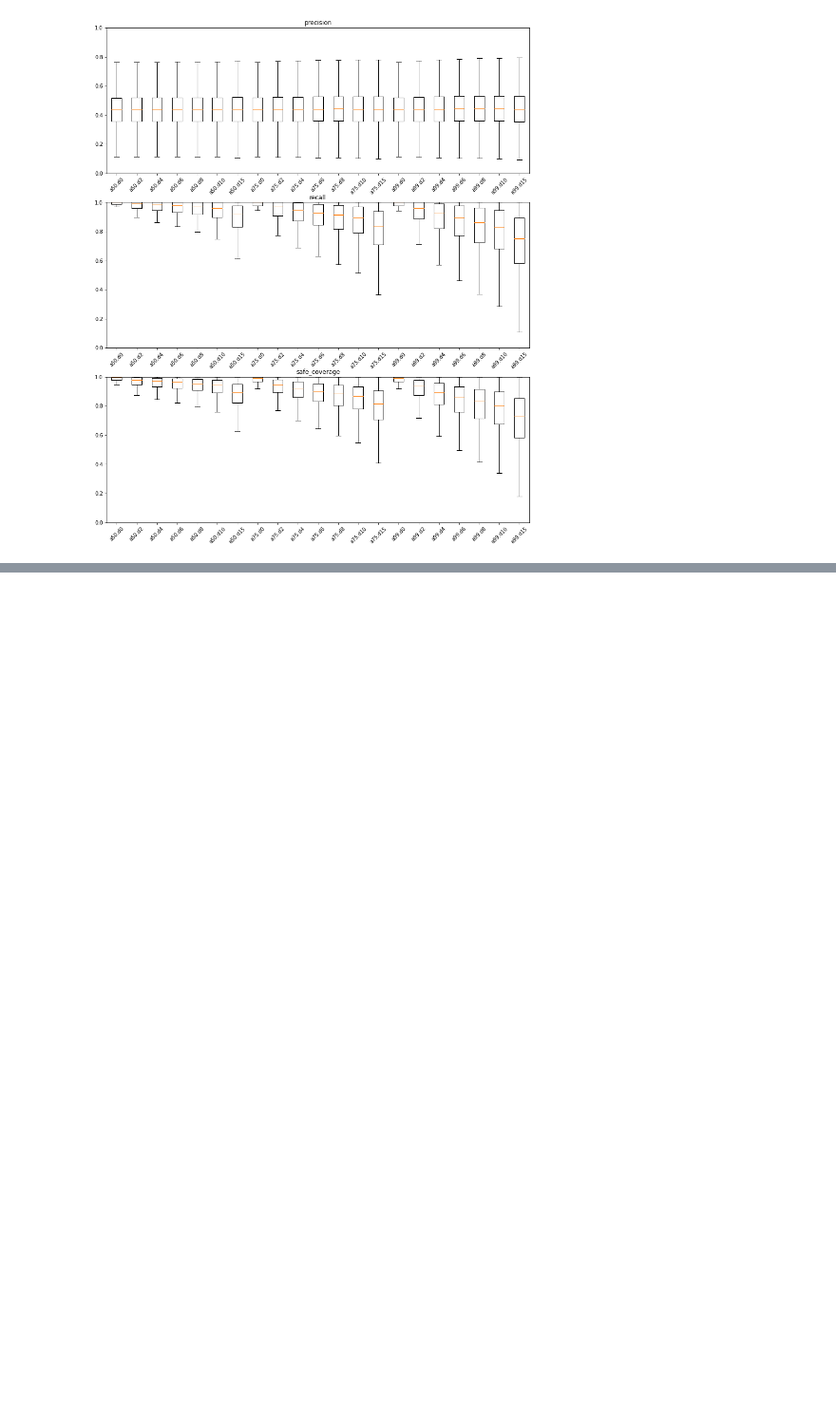
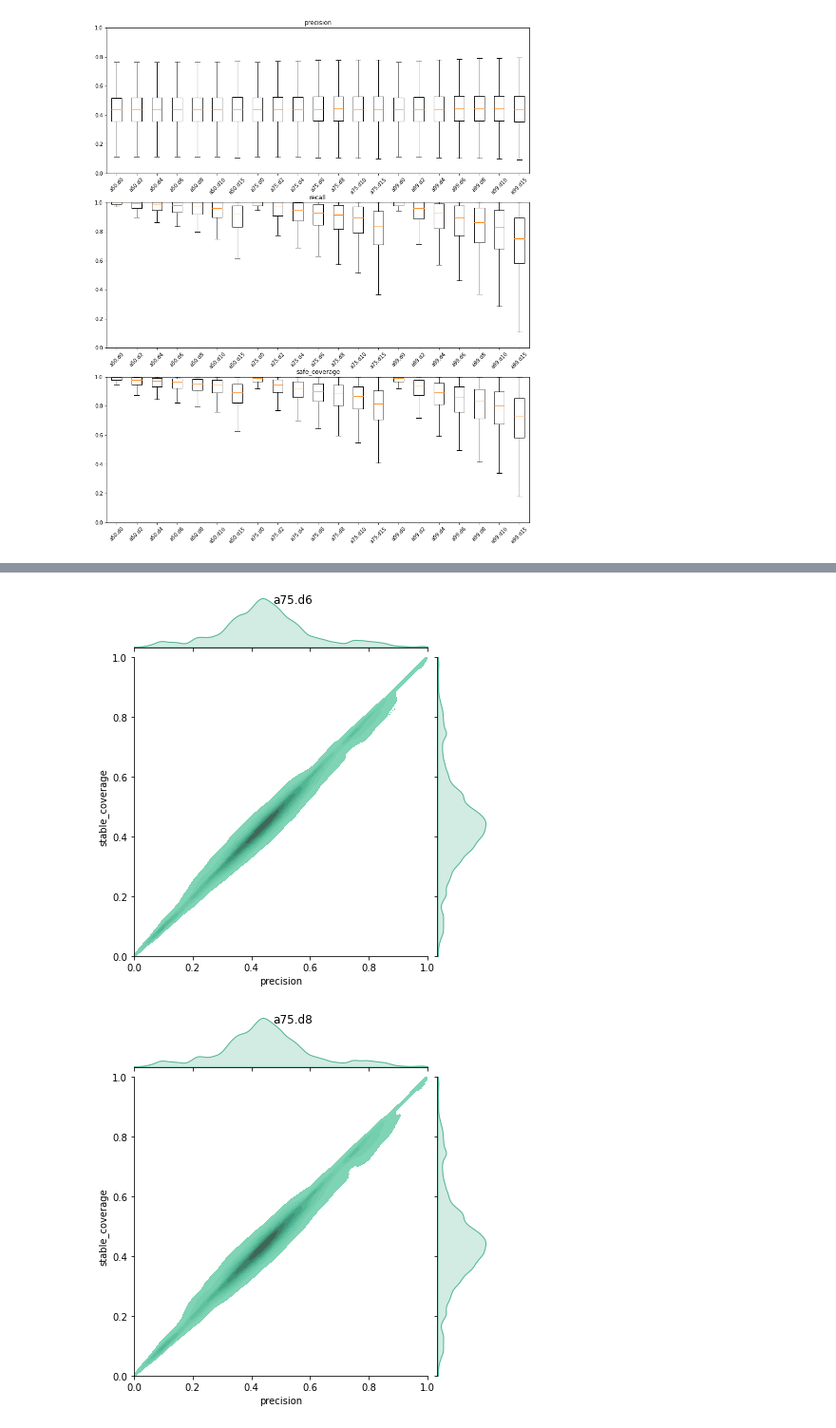
Before and after one commit to algbio/alignment-safety, a Jupyter notebook: pipeline/analysis/motifs.ipynb, the cells around one changed output, grey strips where cells are left out. Shown: that part at 95% size. Saved outputs shown, nothing was run; the diff lists cells and outputs as text; code cells hidden in the pictures; blank space fills up the shorter version.

```diff
--- a/pipeline/analysis/motifs.ipynb
+++ b/pipeline/analysis/motifs.ipynb
@@ -500,0 +483,5 @@ plot_recall_safe_coverage(groups, alphas, deltas)
+# %%
+plot_kde(groups, 75, [6,8,10], _x="precision", _y="stable_coverage")
+# %% [output]
+[figure, added]
+[figure, added]
```
Also changed, not shown: parts of 26 cells of this notebook.
